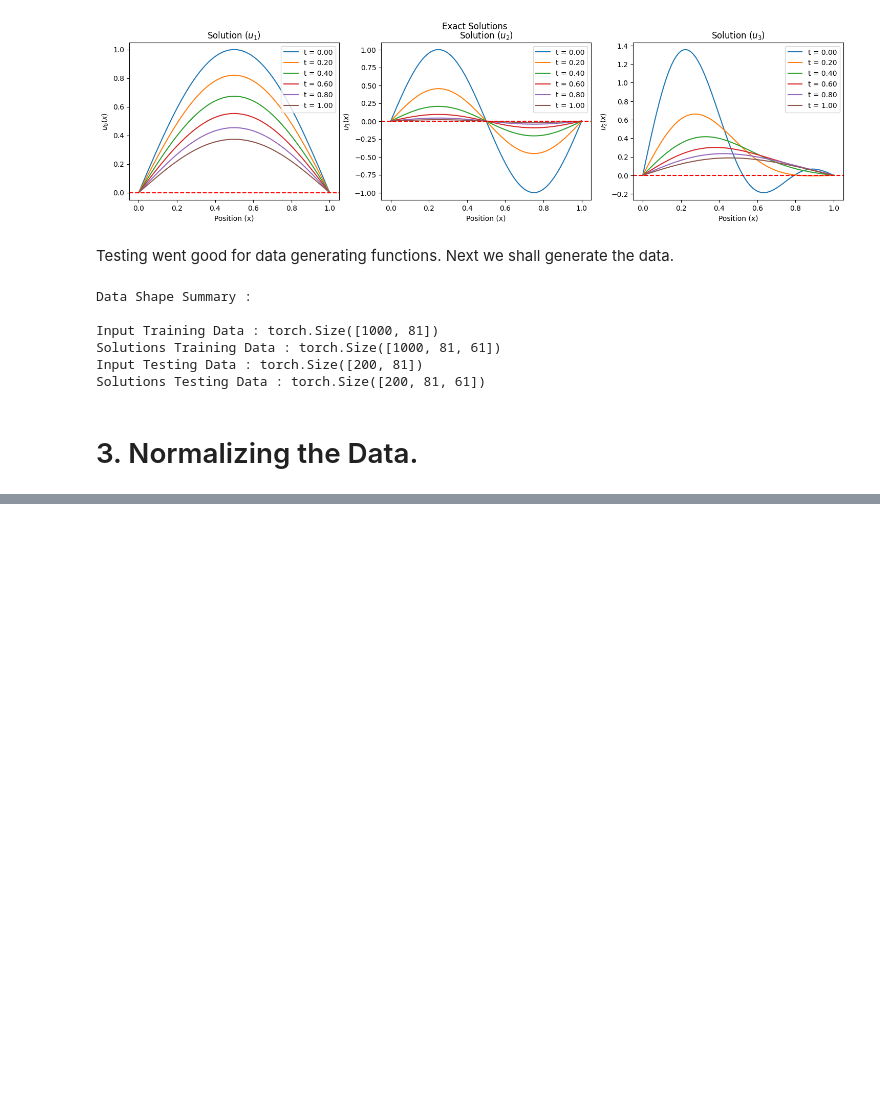
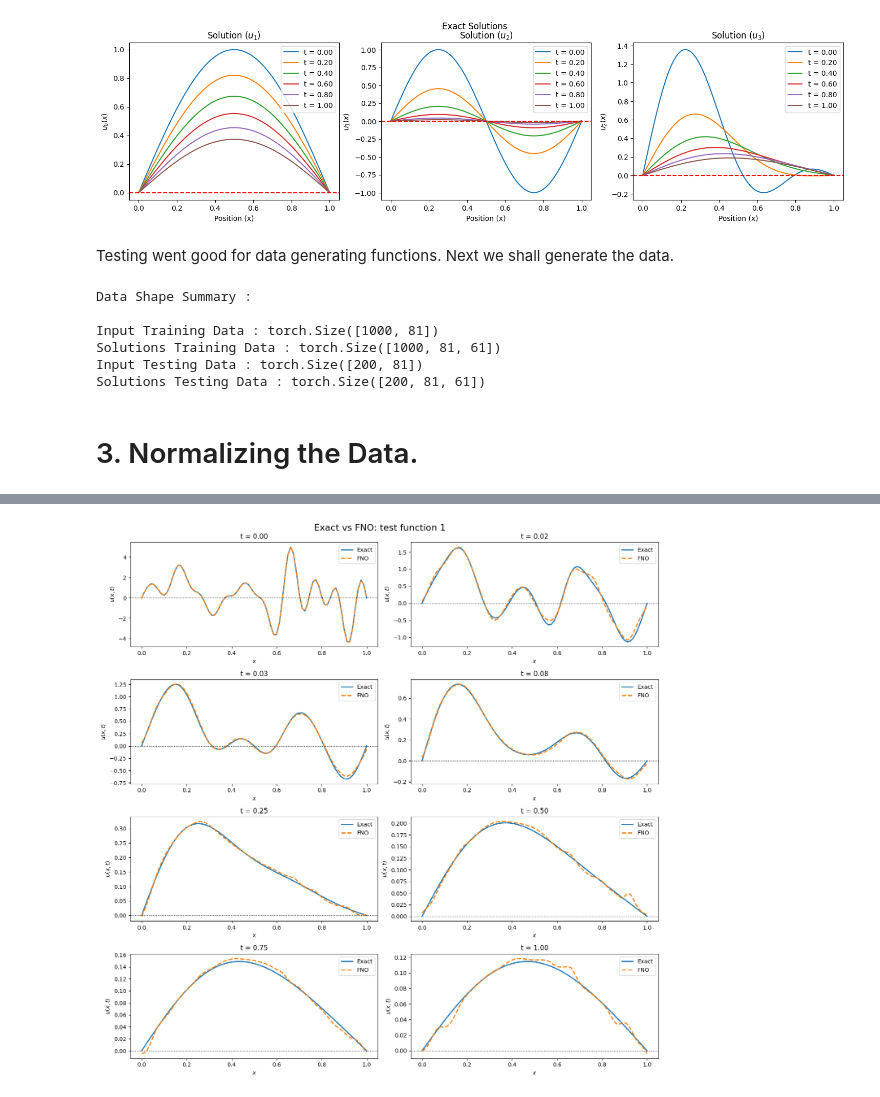
Before and after one commit to ChandraAnunay/Neural-Operators, a Jupyter notebook: FNOs/1_Heat_Equation.ipynb, the cells around one changed output, grey strips where cells are left out. Saved outputs shown, nothing was run; the diff lists cells and outputs as text; code cells hidden in the pictures; blank space fills up the shorter version.

```diff
--- a/FNOs/1_Heat_Equation.ipynb
+++ b/FNOs/1_Heat_Equation.ipynb
@@ -128,0 +466,33 @@ tensor([2.0000, 4.0000, 4.5000], dtype=torch.float16)
+# %%
+function_index = 1
+
+time_indices = [0,1,2,5,15,30,45,60]
+
+
+plt.figure(figsize=(14, 14))
+
+for plot_index, time_index in enumerate(time_indices):
+    plt.subplot(4, 2, plot_index + 1)
+
+    # Exact solution
+    plt.plot(x_arr.detach().cpu().numpy(),u_test[function_index,:,time_index].detach().cpu().numpy(),label="Exact",linewidth=2)
+
+    # FNO prediction
+    plt.plot(x_arr.detach().cpu().numpy(),u_test_pred[function_index,:,time_index].detach().cpu().numpy(),label="FNO",linestyle="--",linewidth=2)
+
+    plt.axhline(0.0,color="black",linestyle=":",linewidth=1)
+
+    plt.xlabel(r"$x$")
+    plt.ylabel(r"$u(x,t)$")
+    plt.title(f"t = {t_arr[time_index].item():.2f}")
+    plt.legend()
+
+plt.suptitle(
+    f"Exact vs FNO: test function {function_index}",
+    fontsize=16
+)
+
+plt.tight_layout()
+plt.show()
+# %% [output]
+[figure, added]
```
Also changed, not shown: parts of 21 cells of this notebook.
